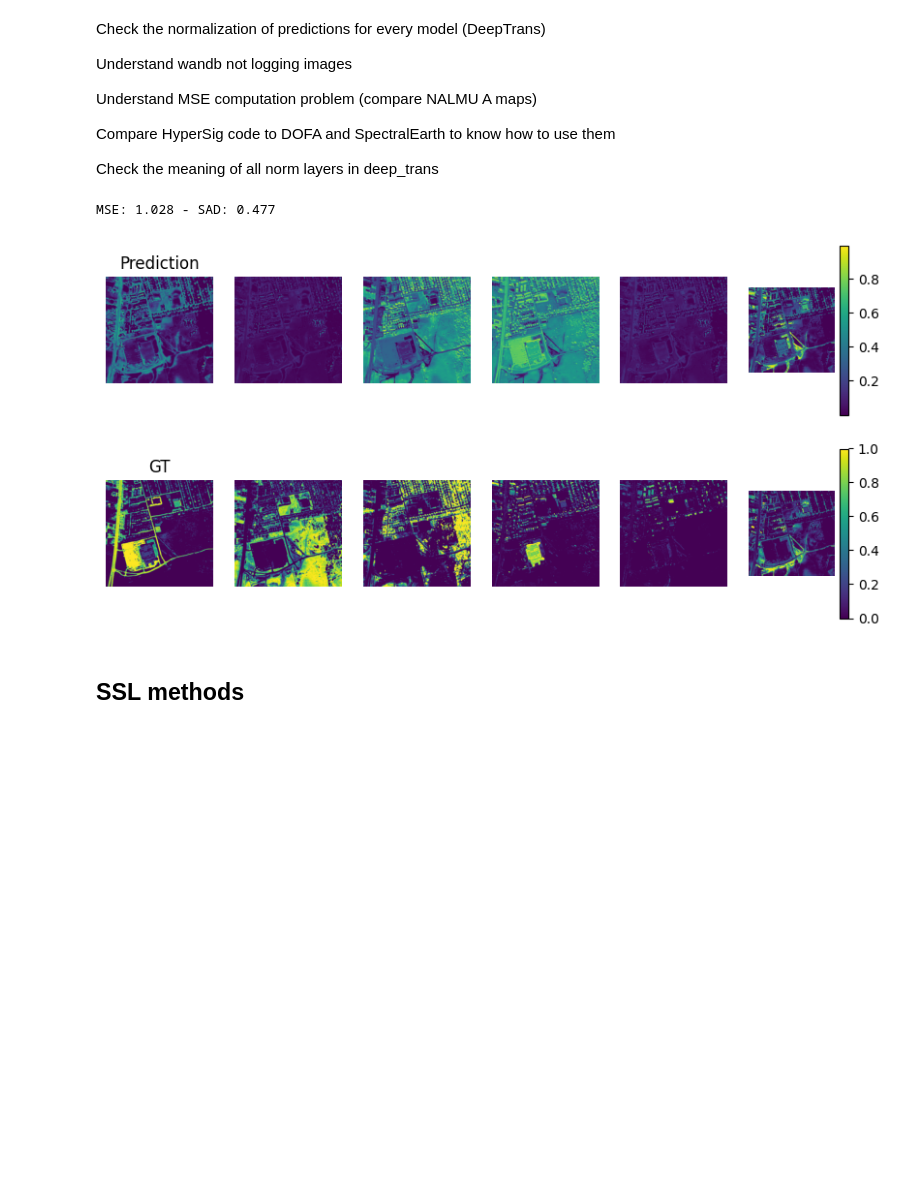
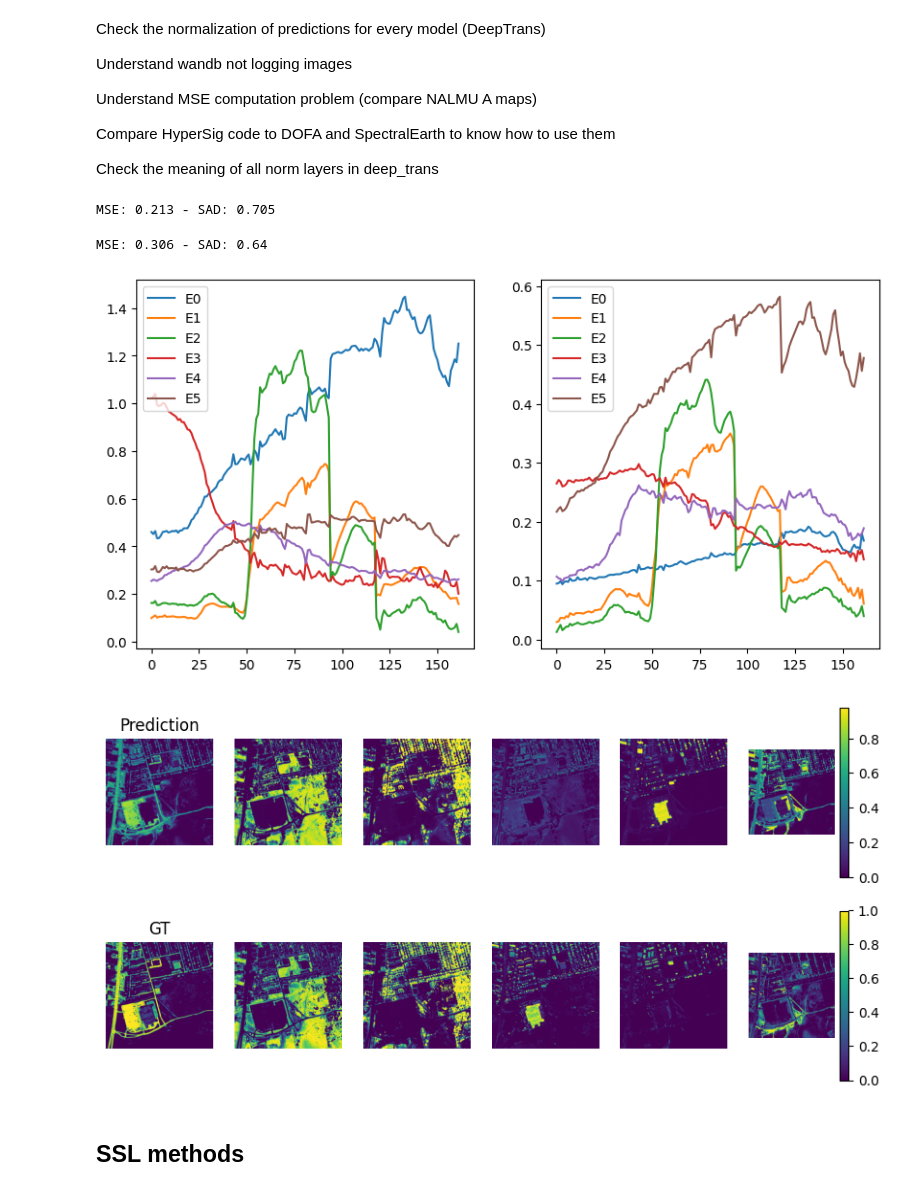
Before and after one commit to edabier/SS-HSU_benchmark, a Jupyter notebook: global_test.ipynb, the cells around one changed output. Saved outputs shown, nothing was run; the diff lists cells and outputs as text; code cells hidden in the pictures; blank space fills up the shorter version.

```diff
--- a/global_test.ipynb
+++ b/global_test.ipynb
@@ -65,7 +72,7 @@ TypeError: normalize() got an unexpected keyword argument 'p'
 # patched_loader = DataLoader(dataset_patched)
 
 # full_loader, _, _ = utils.create_dataloader(dataset, "datasets/", dev, batch_size=batch_size)
-full_loader = utils.get_dataloader(dataset, "datasets/", patch_size, batch_size)
+full_loader = utils.get_dataloader(dataset, patch_size, batch_size)
 # %% [markdown]
 ## Models
 # %%
@@ -150,17 +157,71 @@ state_dict = torch.load(f"/home/ids/edabier/HSU/SS-HSU_benchmark/models/{model_n
 model.load_state_dict(state_dict, strict=False)
 
 E_hat, A_hat, Y_hat = model(Y_flat)
-A_hat = utils.oneD_to_2d(A_hat)[0][0]
-Y_hat = utils.oneD_to_2d(Y_hat)[0][0]
-A, _ = utils.oneD_to_2d(A_flat)
+A_hat = utils.oneD_to_2d(A_hat)[0]
+Y_hat = utils.oneD_to_2d(Y_hat)[0]
+A = utils.oneD_to_2d(A_flat)
 if E_hat.dim() == 3:
     E_hat = E_hat.squeeze(0)
+# %%
+A_ordered = torch.stack([A_hat[1], A_hat[2], A_hat[3], A_hat[4], A_hat[0], A_hat[5]], dim=0)
+E_ordered = torch.stack([E_hat[:,1], E_hat[:,2], E_hat[:,3], E_hat[:,4], E_hat[:,0], E_hat[:,5]], dim=1)
+
+mse = nn.MSELoss(reduction="sum")
+sad = utils.SADLoss()
+loss_mse = mse(A, A_ordered)/(torch.norm(A)**2)
+loss_sad = sad(E[0], E_ordered)
+print("MSE:", round(loss_mse.item(), 3), "- SAD:", round(loss_sad.item(), 3))
+# %% [output]
+MSE: 0.213 - SAD: 0.705
+# %%
+E_ordered, E_ordered_norm, A_ordered, indices = utils.order_endmembers(E, E_hat, A_hat)
+A_ordered = A_ordered.squeeze(0)
+E_ordered = E_ordered.squeeze(0)
+# A_ordered, A_ordered_norm, E_ordered, indices = order_abundances(A, A_hat, E_hat)
+
+# E_ordered = E_hat
+# A_ordered = A_hat
+
+mse = nn.MSELoss(reduction="sum")
+sad = utils.SADLoss()
+loss_mse = mse(A, A_ordered)/(torch.norm(A)**2)
+loss_sad = sad(E[0], E_ordered)
+print("MSE:", round(loss_mse.item(), 3), "- SAD:", round(loss_sad.item(), 3))
+
+fig, axs = plt.subplots(1,2, figsize=(10,5))
+for i in range(E_ordered.shape[1]):
+    axs[0].plot(E_ordered[:, i], color=f'C{i}', label=f"E{i}")
+    axs[1].plot(E[0, :, i], color=f'C{i}', label=f"E{i}")
+axs[0].legend()
+axs[1].legend()
+
+fig, axes = plt.subplots(2, A_ordered.shape[0], figsize=(10, 5))
+axes[0, 0].set_title(f"Prediction", fontsize=12)
+axes[1, 0].set_title(f"GT", fontsize=12)
+for i in range(A_ordered.shape[0]):
+    pred = axes[0, i].imshow(A_ordered[i].detach().cpu())
+    axes[0, i].axis('off')
+
+    gt = axes[1, i].imshow(A[i].detach().cpu())
+    axes[1, i].axis('off')
+bar = plt.colorbar(gt)
+bar = plt.colorbar(pred)
+# %% [output]
+MSE: 0.306 - SAD: 0.64
+[figure, added]
+[figure, added]
 # %%
-is_ordered = True
+is_ordered = False
+from code_christophe.utils import correctPerm_torch
 
 if is_ordered:
-    E_ordered, E_ordered_norm, A_ordered, indices = utils.order_endmembers(E, E_hat, A_hat)
-    A_ordered = A_ordered.squeeze(0)
+    E_ordered, E_ordered_norm, indices = correctPerm_torch(E, E_hat.unsqueeze(0))
+    # A_ordered = []
+    # for i in range(c):
+    #     A_ordered.append(A_hat[i])
+    # A_ordered = torch.stack(A_ordered)
+    # E_ordered, E_ordered_norm, A_ordered, indices = utils.order_endmembers(E, E_hat, A_hat)
+    # A_ordered = A_ordered.squeeze(0)
     E_ordered = E_ordered.squeeze(0)
 else:
     E_ordered = E_hat
@@ -182,6 +243,12 @@ for i in range(c):
     mses.append(mse_.item())
 print("MSE:", round(loss_mse.item(), 3), "- SAD:", round(loss_sad.item(), 3))
 
+# fig, ax = plt.subplots(1, 2, figsize=(10,4))
+# hat = ax[0].plot(E_ordered[:, :].detach().cpu())
+# ax[0].set_title("Prediction")
+# gt = ax[1].plot(E[0, :,:].detach().cpu())
+# ax[1].set_title("GT")
+
 fig, axes = plt.subplots(2, A_ordered.shape[0], figsize=(10, 5))
 axes[0, 0].set_title(f"Prediction", fontsize=12)
 axes[1, 0].set_title(f"GT", fontsize=12)
@@ -193,9 +260,6 @@ for i in range(A_ordered.shape[0]):
     axes[1, i].axis('off')
 bar = plt.colorbar(gt)
 bar = plt.colorbar(pred)
-# %% [output]
-MSE: 1.028 - SAD: 0.477
-[figure, removed]
 # %% [markdown]
 ## SSL methods
 # %%
```
Also changed, not shown: parts of 5 cells of this notebook, 8 other files.
